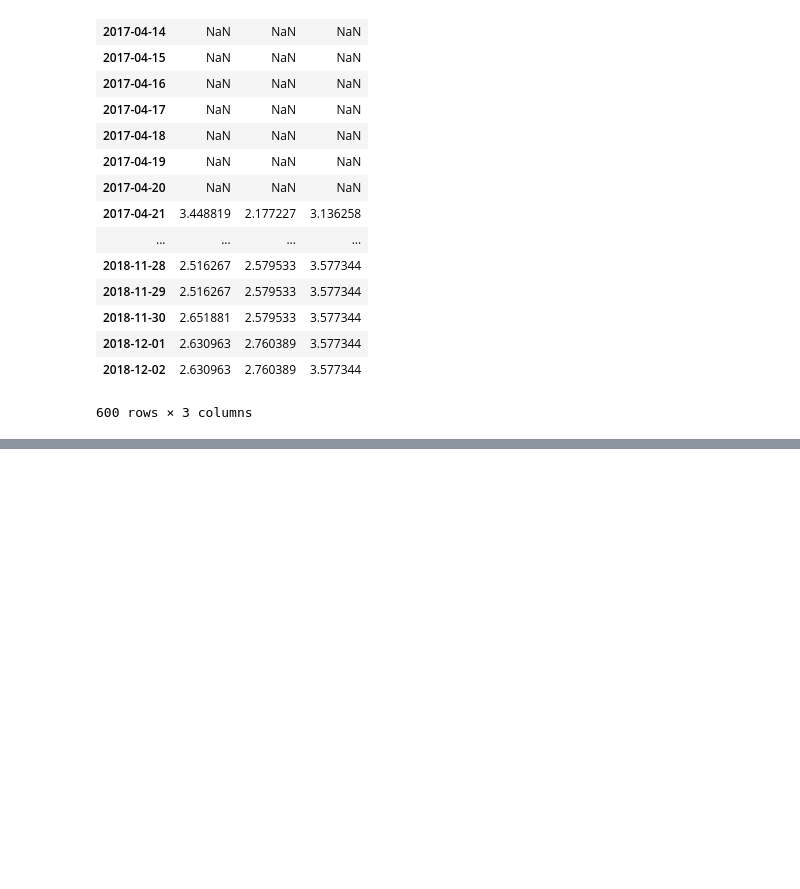
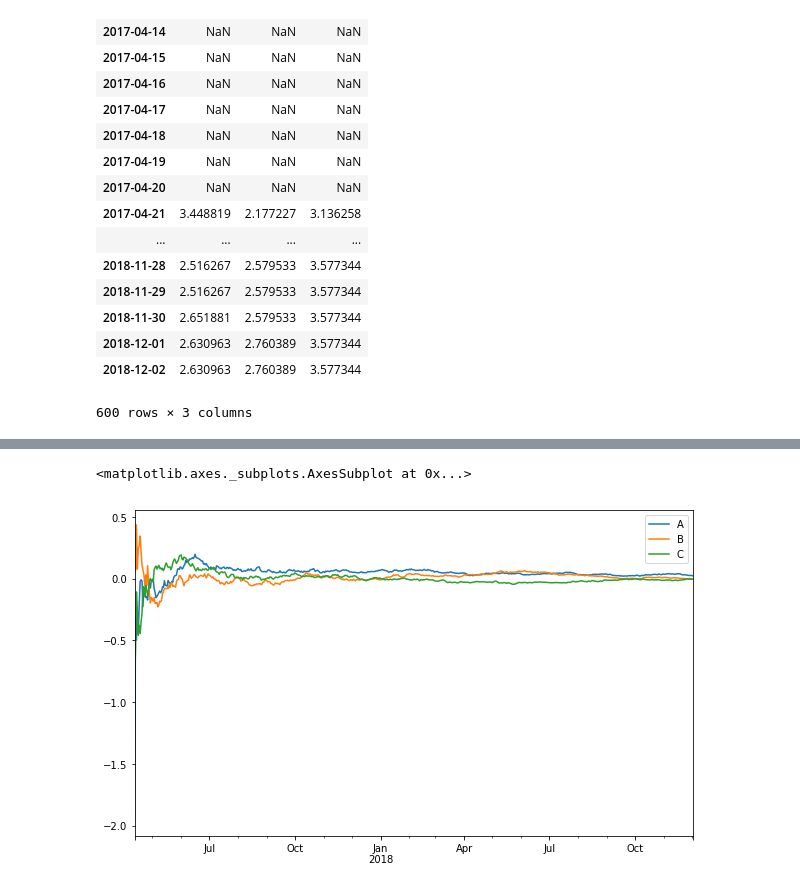
Before and after one commit to vipulsingh24/Time-Series-Analysis-with-Python, a Jupyter notebook: 5.Moving Window Functions.ipynb, the cells around one changed output, grey strips where cells are left out. Cells and saved outputs as stored; diff of their text form; code cells hidden in the pictures; blank space fills up the shorter version.

```diff
--- a/5.Moving Window Functions.ipynb
+++ b/5.Moving Window Functions.ipynb
@@ -123,0 +165,5 @@ SyntaxError: invalid syntax (<ipython-input-12-b6a49be4146b>, line 1)
+# %%
+df.expanding(min_periods=1).mean().plot()
+# %% [output]
+<matplotlib.axes._subplots.AxesSubplot at 0x...>
+[figure, added]
```
Also changed, not shown: parts of 10 cells of this notebook.
